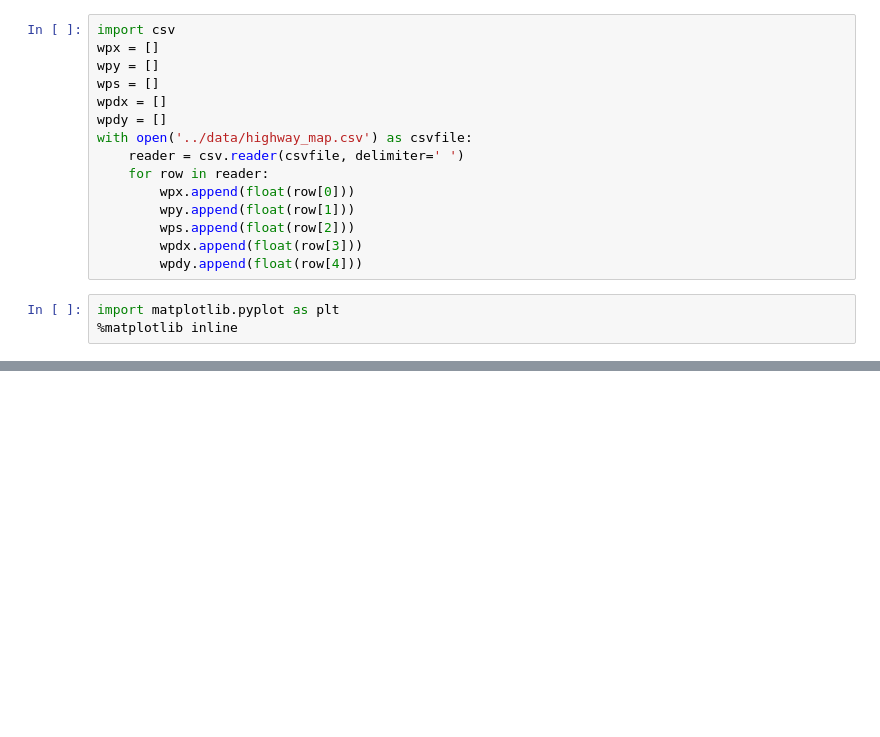
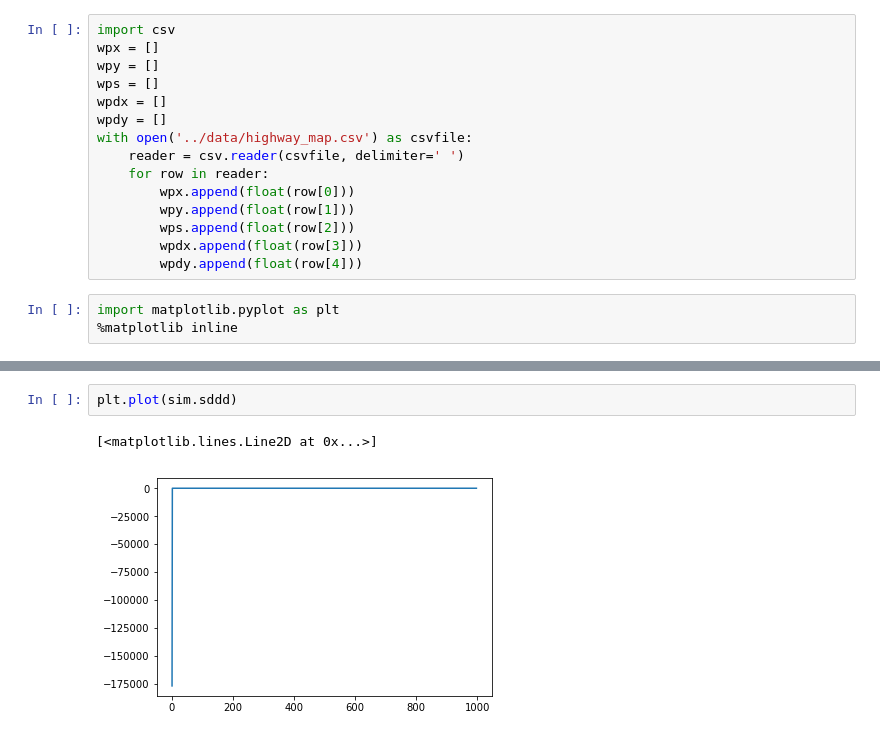
Before and after one commit to grdshch/CarND-Path-Planning-Project, a Jupyter notebook: src/waypoints.ipynb, the cells around one changed output, grey strips where cells are left out. Saved outputs shown, nothing was run; the diff lists cells and outputs as text; blank space fills up the shorter version.

```diff
--- a/src/waypoints.ipynb
+++ b/src/waypoints.ipynb
@@ -26,0 +73,5 @@ plt.plot(wpdx[:LIMIT], wpdy[:LIMIT])
+# %%
+plt.plot(sim.sddd)
+# %% [output]
+[<matplotlib.lines.Line2D at 0x...>]
+[figure, added]
```
Also changed, not shown: parts of 13 cells of this notebook, 1 other file.
